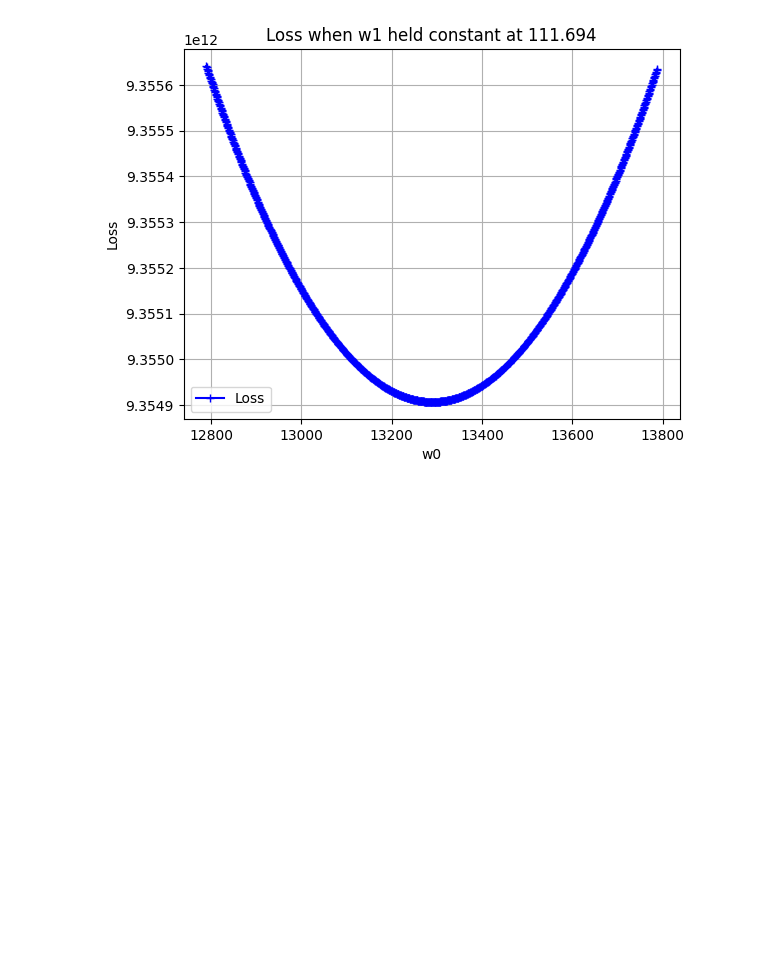
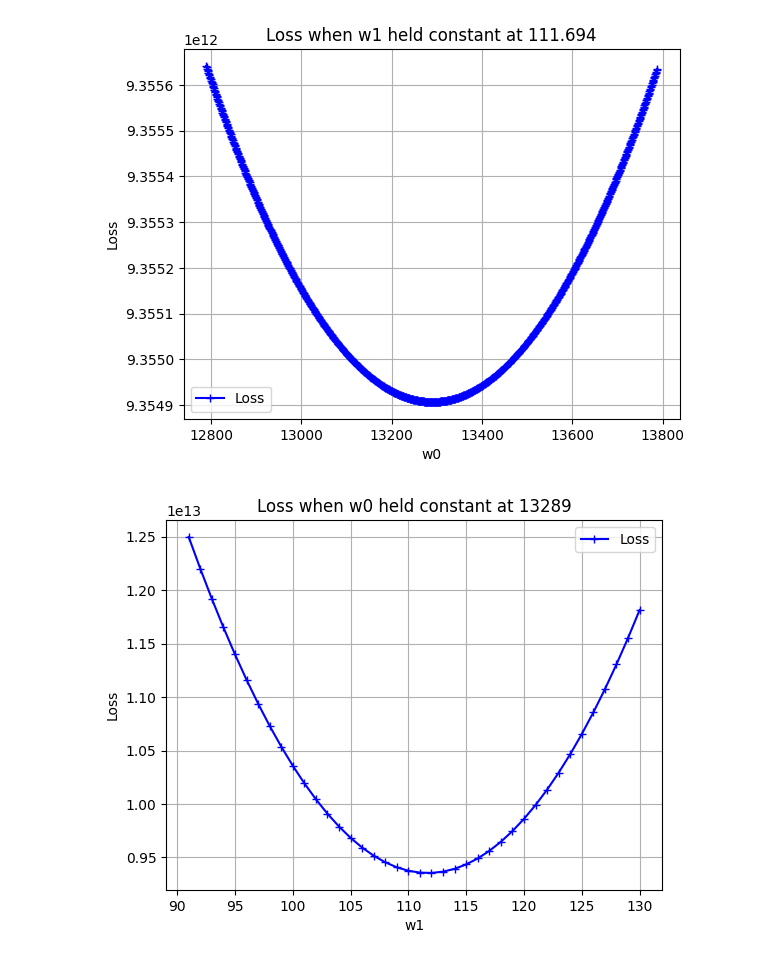
Before and after one commit to awaldis/ai-notes, a Jupyter notebook: linear_regression_house_price.ipynb, the cells around one changed output. Drawn from its saved outputs; the diff is of its cells as text; code cells hidden in the pictures; blank space fills up the shorter version.

Commit message:
Add plot to verify optimal slope was correct

```diff
--- a/linear_regression_house_price.ipynb
+++ b/linear_regression_house_price.ipynb
@@ -76,3 +76,25 @@ ax.grid(True)
 plt.show()
 # %% [output]
 [figure]
+# %%
+# Calculate the losses for a range of w1 (slope) values around the minimum loss value.
+# This will enable a plot that will allow us to visually verify that the minimum
+# value calculated was correct.
+w1_array = np.arange(111 - 20, 111 + 20)
+w1_loss_array = [sum((y_i - (w1* x_i + w0))**2 for x_i, y_i in zip(x, y)) for w1 in w1_array]
+# %%
+# Create a new figure and axes
+w1_fig = plt.figure()
+w1_ax = w1_fig.add_subplot(1, 1, 1)
+
+# Plot on the new axes
+w1_ax.plot(w1_array, w1_loss_array, 'b-+', label='Loss')
+w1_ax.set_xlabel('w1')
+w1_ax.set_ylabel('Loss')
+w1_ax.set_title('Loss when w0 held constant at 13289')
+w1_ax.legend()
+w1_ax.grid(True)
+
+plt.show()
+# %% [output]
+[figure, added]
```
Also changed, not shown: parts of 1 cell of this notebook.
